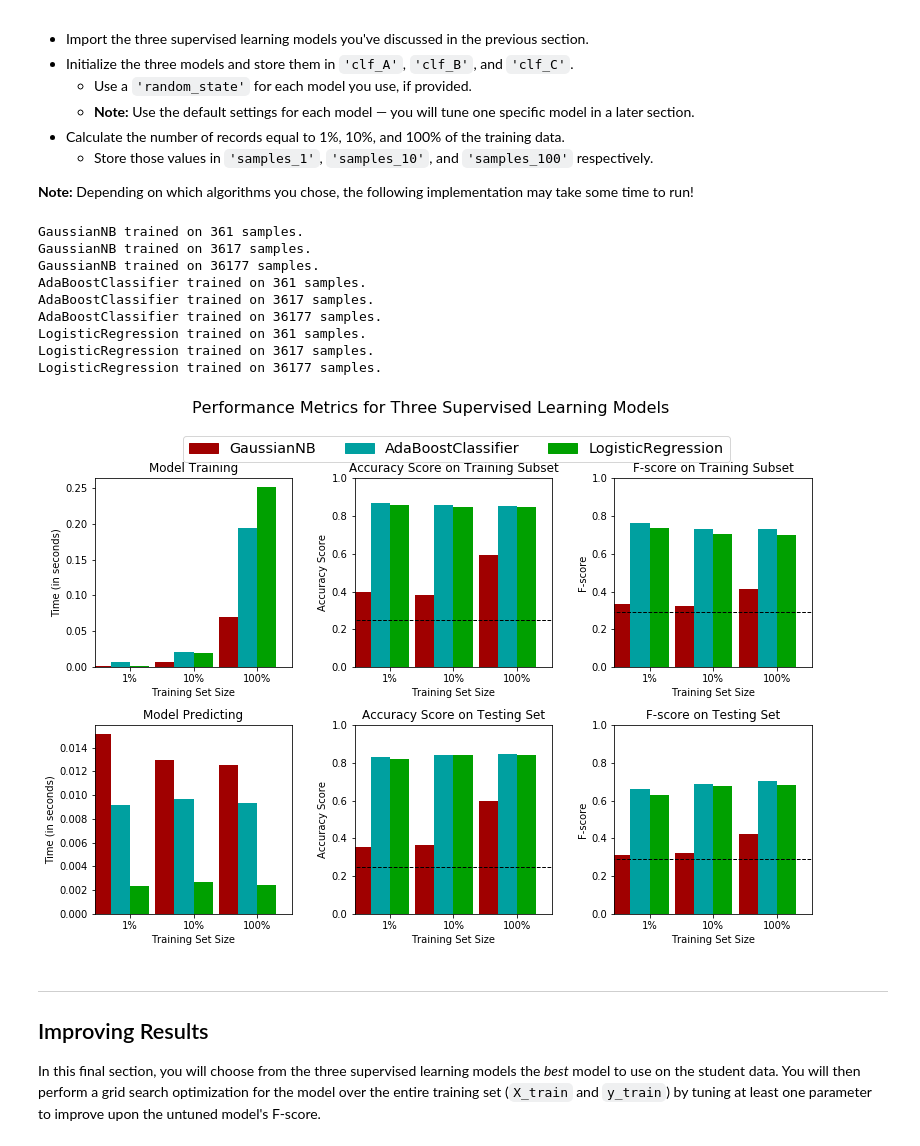
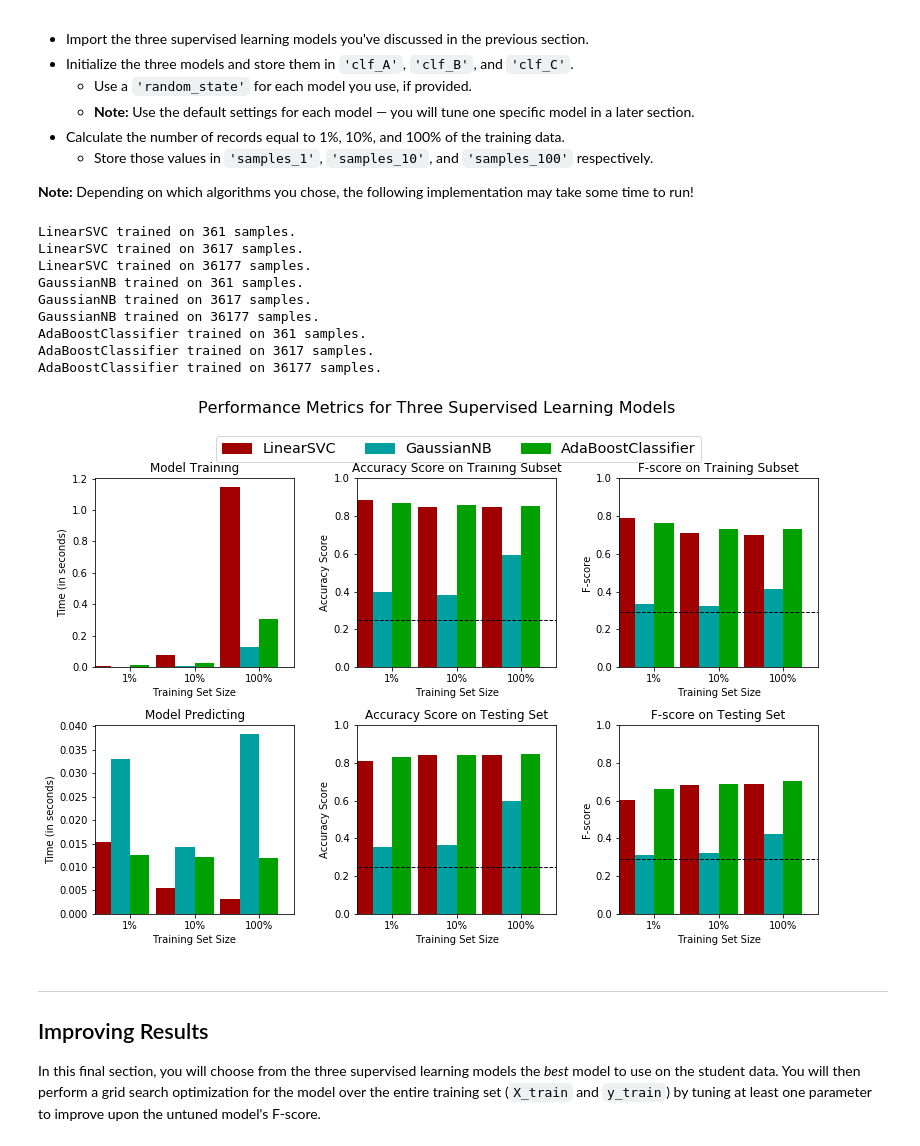
Before and after one commit to caiopavanelli/machine-learning, a Jupyter notebook: projects/finding_donors/finding_donors.ipynb, the cells around one changed output. Drawn from its saved outputs; the diff is of its cells as text; code cells hidden in the pictures.

Commit message:
Revisits the implementation of the models

```diff
--- a/projects/finding_donors/finding_donors.ipynb
+++ b/projects/finding_donors/finding_donors.ipynb
@@ -398,46 +398,47 @@ In the code cell, you will need to implement the following:
 **Note:** Depending on which algorithms you chose, the following implementation may take some time to run!
 # %%
 # TODO: Import the three supervised learning models from sklearn
-from sklearn.linear_model import LogisticRegression
+from sklearn.svm import LinearSVC
 from sklearn.ensemble import AdaBoostClassifier
 from sklearn.tree import DecisionTreeClassifier
 from sklearn.naive_bayes import GaussianNB
 
 # TODO: Initialize the three models
-clf_A = GaussianNB()
-clf_B = AdaBoostClassifier(base_estimator = DecisionTreeClassifier(max_depth=2), n_estimators = 4, random_state=0)
-clf_C = LogisticRegression(random_state=0)
+clf_A = LinearSVC(random_state=0)
+clf_B = GaussianNB()
+clf_C = AdaBoostClassifier(base_estimator = DecisionTreeClassifier(max_depth=2), n_estimators = 4, random_state=0)
+
 
 # TODO: Calculate the number of samples for 1%, 10%, and 100% of the training data
 # HINT: samples_100 is the entire training set i.e. len(y_train)
 # HINT: samples_10 is 10% of samples_100 (ensure to set the count of the values to be `int` and not `float`)
 # HINT: samples_1 is 1% of samples_100 (ensure to set the count of the values to be `int` and not `float`)
 samples_100 = len(y_train)
 samples_10 = int(len(y_train) * 0.1)
 samples_1 = int(len(y_train) * 0.01)
 
 # Collect results on the learners
 results = {}
 for clf in [clf_A, clf_B, clf_C]:
     clf_name = clf.__class__.__name__
     results[clf_name] = {}
     for i, samples in enumerate([samples_1, samples_10, samples_100]):
         results[clf_name][i] = \
         train_predict(clf, samples, X_train, y_train, X_test, y_test)
 
 # Run metrics visualization for the three supervised learning models chosen
 vs.evaluate(results, accuracy, fscore)
 # %% [output]
+LinearSVC trained on 361 samples.
+LinearSVC trained on 3617 samples.
+LinearSVC trained on 36177 samples.
 GaussianNB trained on 361 samples.
 GaussianNB trained on 3617 samples.
 GaussianNB trained on 36177 samples.
 AdaBoostClassifier trained on 361 samples.
 AdaBoostClassifier trained on 3617 samples.
 AdaBoostClassifier trained on 36177 samples.
-LogisticRegression trained on 361 samples.
-LogisticRegression trained on 3617 samples.
-LogisticRegression trained on 36177 samples.
-[figure, old version]
+[figure, new version]
 # %% [markdown]
 ----
 ## Improving Results
```
